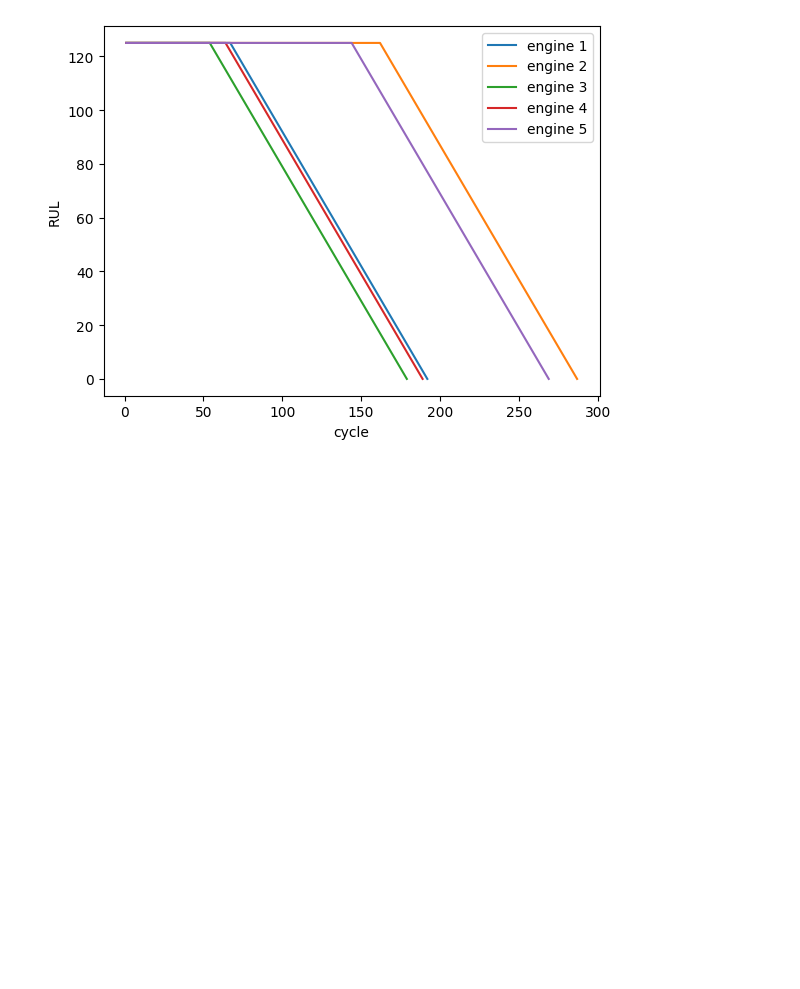
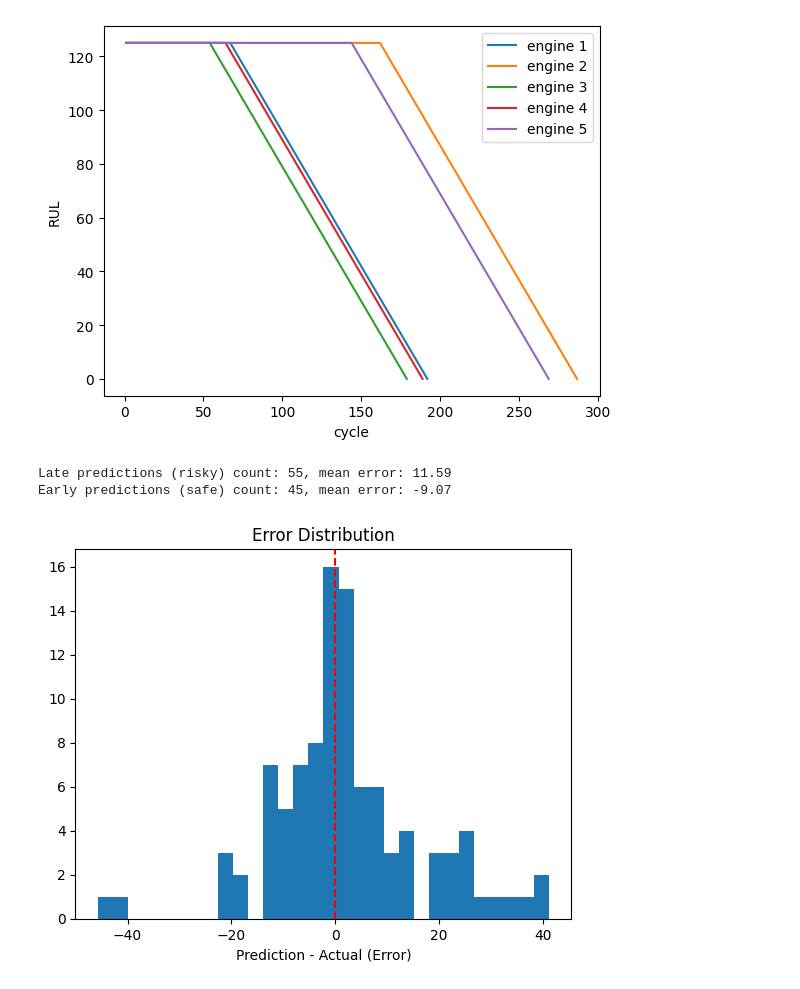
Before and after one commit to calvin2001/predictive-maintenance-rul, a Jupyter notebook: predictive_maintenance_rul.ipynb, the cells around one changed output. Cells and saved outputs as stored; diff of their text form; code cells hidden in the pictures; blank space fills up the shorter version.

```diff
--- a/predictive_maintenance_rul.ipynb
+++ b/predictive_maintenance_rul.ipynb
@@ -270,3 +270,24 @@ plt.legend()
 plt.show()
 # %% [output]
 [figure]
+# %%
+def make_test_windows(df, window, sensor_cols):
+  X_list = []
+  for unit_id in sorted(df['unit'].unique()):
+    eng = df[df['unit'] == unit_id]
+    sensors = eng[sensor_cols].values
+    if len(eng) >= window:
+      X_list.append(sensors[-window:])
+    else:
+      pad = np.zeros((window - len(eng), len(sensor_cols)))
+      X_list.append(np.vstack([pad, sensors]))
+  return np.array(X_list)
+
+X_test = make_test_windows(test_df, 30, used_sensors)
+rul_true = pd.read_csv('/kaggle/input/nasa-cmaps/CMaps/RUL_FD001.txt', sep=r"\s+", header=None).values.ravel()
+rul_true = np.clip(rul_true, None, 125)
+
+model.eval()
+with torch.no_grad():
+    X_test_t = torch.tensor(X_test, dtype=torch.float32).to(device)
+    test_pred = model(X_test_t).cpu().numpy().ravel()
@@ -272,0 +298,17 @@ plt.show()
+# %%
+import matplotlib.pyplot as plt
+error = test_pred - rul_true
+
+late = error[error > 0]
+early = error[error < 0]
+print(f"Late predictions (risky) count: {len(late)}, mean error: {late.mean():.2f}")
+print(f"Early predictions (safe) count: {len(early)}, mean error: {early.mean():.2f}")
+plt.hist(error, bins=30)
+plt.axvline(0, color='r', linestyle='--')
+plt.xlabel('Prediction - Actual (Error)')
+plt.title('Error Distribution')
+plt.show()
+# %% [output]
+Late predictions (risky) count: 55, mean error: 11.59
+Early predictions (safe) count: 45, mean error: -9.07
+[figure, added]
```
Also changed, not shown: parts of 6 cells of this notebook.
